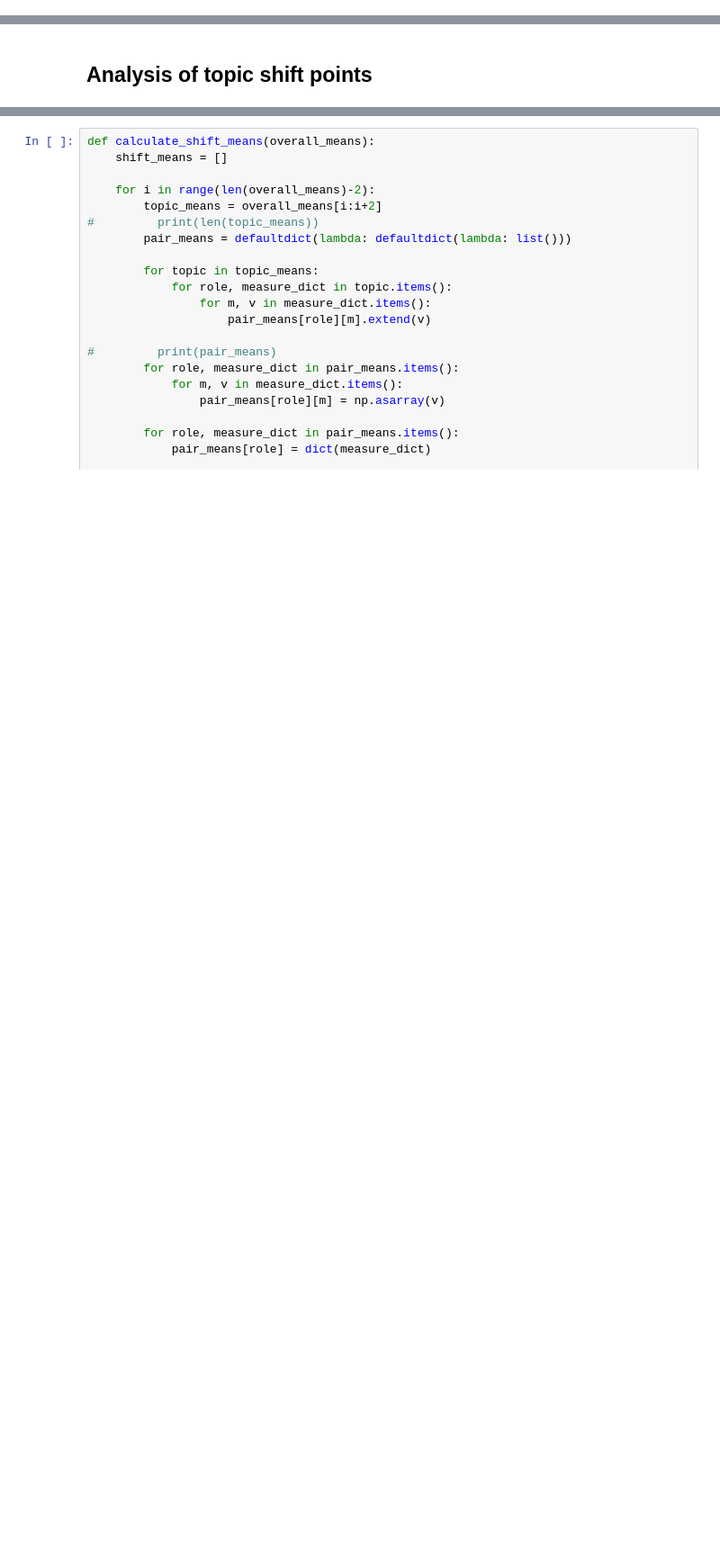
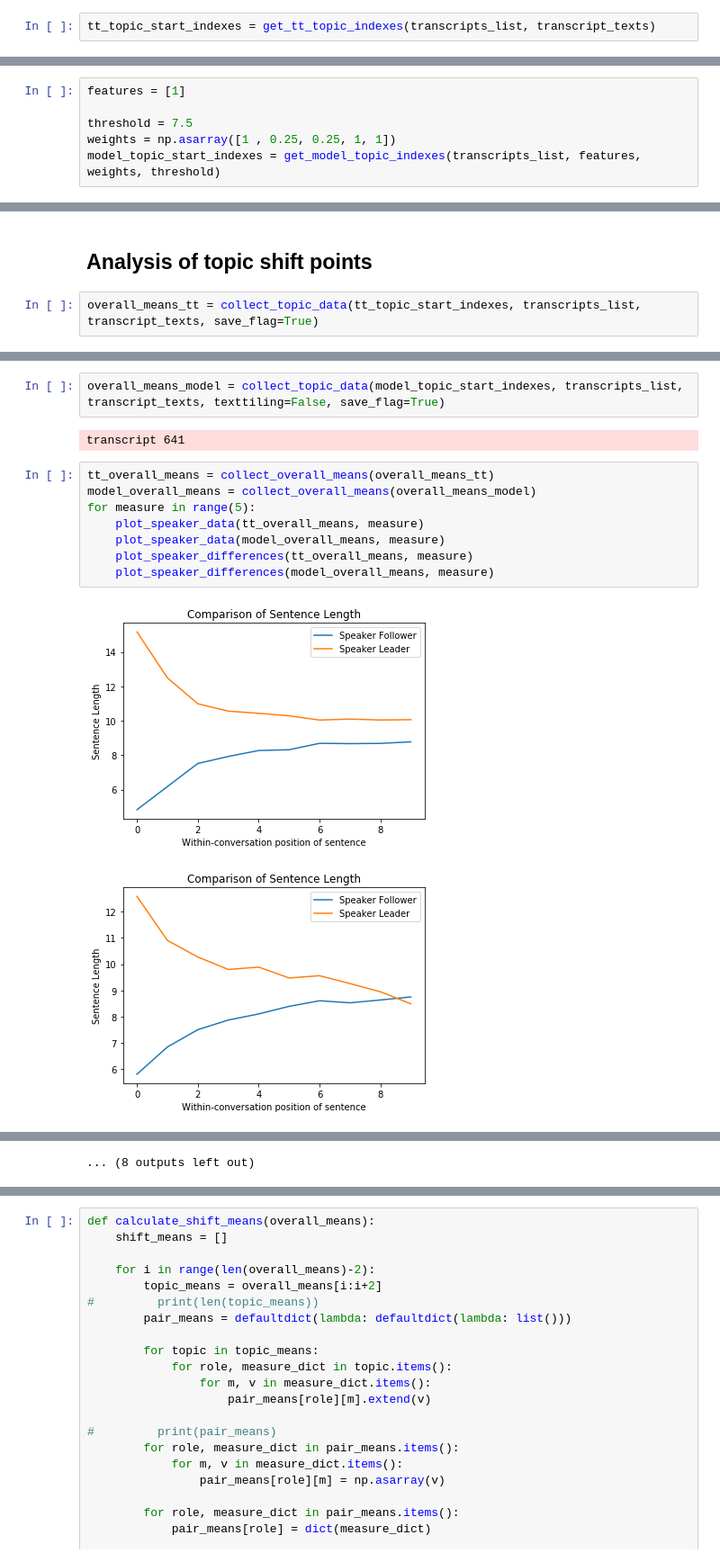
Before and after one commit to janoschhaber/CoSP, a Jupyter notebook: convergence/convergence.ipynb, the cells around one changed output, grey strips where cells are left out. Shown: that part at 90% size. Cells and saved outputs as stored; diff of their text form; blank space fills up the shorter version.

Commit message:
Initial evaluation model. It's time for parameter optimization

```diff
--- a/convergence/convergence.ipynb
+++ b/convergence/convergence.ipynb
@@ -672,0 +673,2 @@ for measure in range(5):
+# %%
+tt_topic_start_indexes = get_tt_topic_indexes(transcripts_list, transcript_texts)
@@ -672,0 +677,6 @@ for measure in range(5):
+# %%
+features = [1]
+
+threshold = 7.5
+weights = np.asarray([1 , 0.25, 0.25, 1, 1])
+model_topic_start_indexes = get_model_topic_indexes(transcripts_list, features, weights, threshold)
@@ -673,2 +692,4 @@ for measure in range(5):
 # %% [markdown]
 ## Analysis of topic shift points
+# %%
+overall_means_tt = collect_topic_data(tt_topic_start_indexes, transcripts_list, transcript_texts, save_flag=True)
@@ -674,0 +699,15 @@ for measure in range(5):
+# %%
+overall_means_model = collect_topic_data(model_topic_start_indexes, transcripts_list, transcript_texts, texttiling=False, save_flag=True)
+# %% [output]
+transcript 641
+# %%
+tt_overall_means = collect_overall_means(overall_means_tt)
+model_overall_means = collect_overall_means(overall_means_model)
+for measure in range(5):
+    plot_speaker_data(tt_overall_means, measure)
+    plot_speaker_data(model_overall_means, measure)
+    plot_speaker_differences(tt_overall_means, measure)
+    plot_speaker_differences(model_overall_means, measure)
+# %% [output]
+[figure, added]
+[figure, added]
@@ -674,0 +724 @@ for measure in range(5):
+... (8 outputs left out)
```
Also changed, not shown: parts of 20 cells of this notebook, 7 other files.
